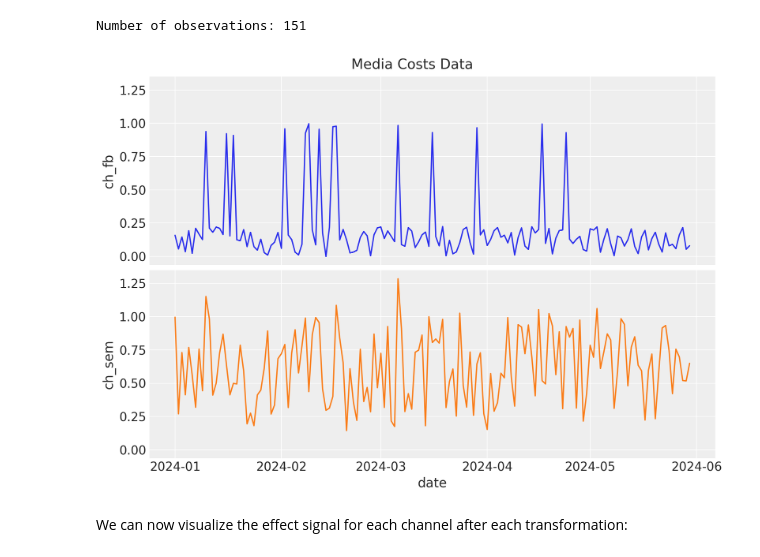
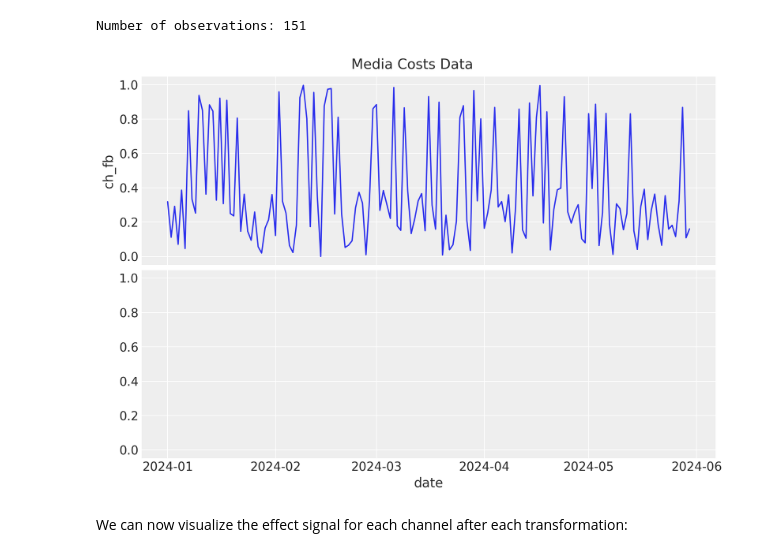
Before and after one commit to mkelk/mma_experiments, a Jupyter notebook: mmm/fbgoogle/03_mmm_example.ipynb, the cells around one changed output. Saved outputs shown, nothing was run; the diff lists cells and outputs as text; code cells hidden in the pictures.

```diff
--- a/mmm/fbgoogle/03_mmm_example.ipynb
+++ b/mmm/fbgoogle/03_mmm_example.ipynb
@@ -79,27 +79,29 @@ true_values = {
 # %%
 # media spend data  Facebook
 ch_fb_rnd = rng.uniform(low=0.0, high=1.0, size=n)
-df["ch_fb"] = np.where(ch_fb_rnd > 0.9, ch_fb_rnd, ch_fb_rnd / 4)
+df["ch_fb"] = np.where(ch_fb_rnd > 0.8, ch_fb_rnd, ch_fb_rnd / 2)
 
 # media spend for X2 - Google. Gets a confounding boost from X1.
-sem_0_rnd = rng.uniform(low=0.1, high=1.0, size=n)
-sem_own = sem_0_rnd
-sem_from_fb = df["ch_fb"] * true_values["beta_fb_sem"]
-df["ch_sem"] = sem_own + sem_from_fb
+# sem_0_rnd = rng.uniform(low=0.1, high=1.0, size=n)
+# sem_own = sem_0_rnd
+
+# sem_from_fb = df["ch_fb"] * true_values["beta_fb_sem"]
+# df["ch_sem"] = sem_own + sem_from_fb
+# df["ch_sem"] = sem_own
 
 # infer "true values" for the last parameters to compare with the posterior predictive distributions
-true_values["beta_fb_0"] = df["ch_fb"].mean()
-true_values["beta_sem_0"] = sem_own.mean()
+# true_values["beta_fb_0"] = df["ch_fb"].mean()
+# true_values["beta_sem_0"] = sem_own.mean()
 
 fig, ax = plt.subplots(
     nrows=2, ncols=1, figsize=(10, 7), sharex=True, sharey=True, layout="constrained"
 )
 sns.lineplot(x="date", y="ch_fb", data=df, color="C0", ax=ax[0])
-sns.lineplot(x="date", y="ch_sem", data=df, color="C1", ax=ax[1])
+# sns.lineplot(x="date", y="ch_sem", data=df, color="C1", ax=ax[1])
 ax[1].set(xlabel="date")
 fig.suptitle("Media Costs Data", fontsize=16);
 # %% [output]
-[figure, old version]
+[figure, new version]
 # %% [markdown]
 We can now visualize the effect signal for each channel after each transformation:
 # %% [markdown]
```
Also changed, not shown: parts of 18 cells of this notebook, 1 other file.
